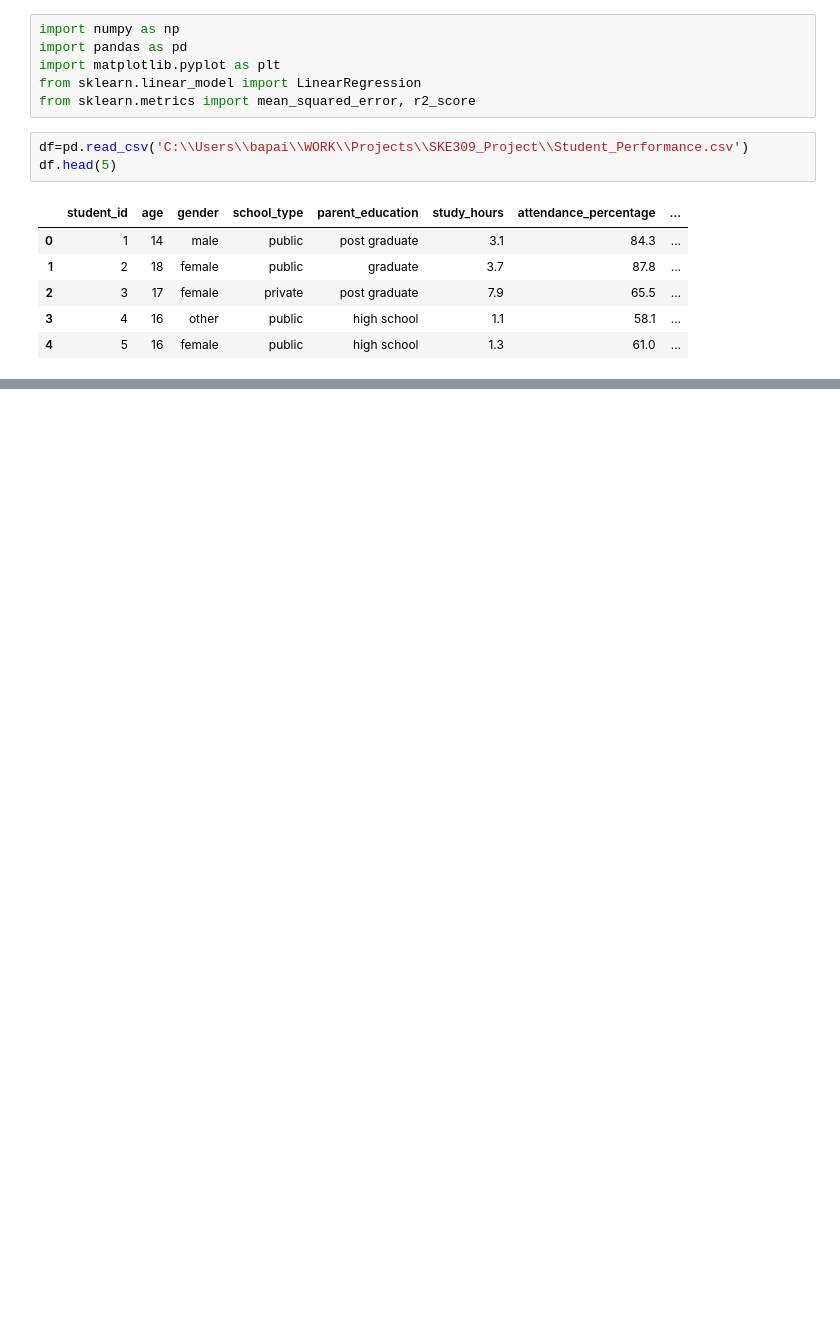
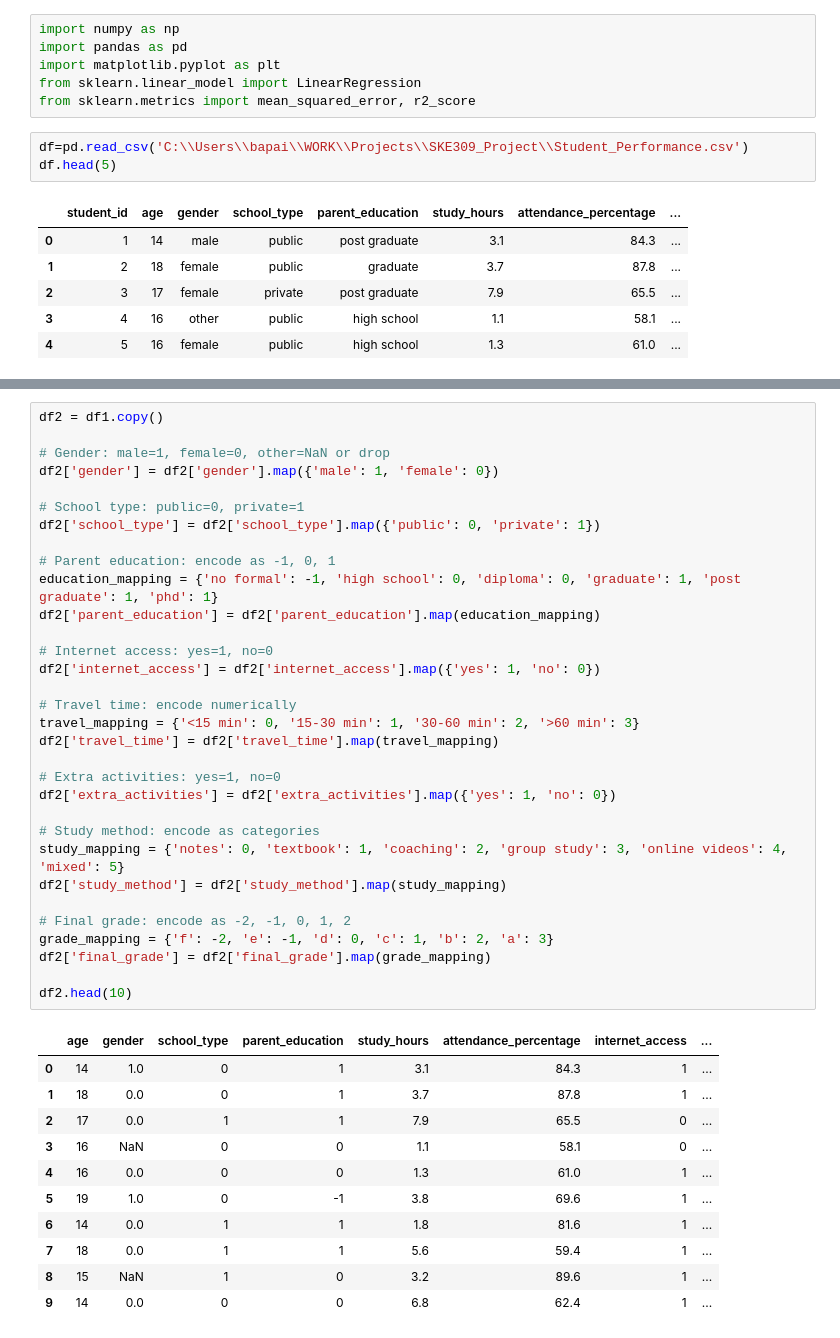
Before and after one commit to bapaidas2002/Projects, a Jupyter notebook: SKE309_Project/main.ipynb, the cells around one changed output, grey strips where cells are left out. Saved outputs shown, nothing was run; the diff lists cells and outputs as text; blank space fills up the shorter version.

```diff
--- a/SKE309_Project/main.ipynb
+++ b/SKE309_Project/main.ipynb
@@ -24,3 +24,47 @@ df1.head(5)
 | 2 | 17 | female | private | post graduate | 7.9 | 65.5 | no | ... |
 | 3 | 16 | other | public | high school | 1.1 | 58.1 | no | ... |
 | 4 | 16 | female | public | high school | 1.3 | 61.0 | yes | ... |
+# %%
+df2 = df1.copy()
+
+# Gender: male=1, female=0, other=NaN or drop
+df2['gender'] = df2['gender'].map({'male': 1, 'female': 0})
+
+# School type: public=0, private=1
+df2['school_type'] = df2['school_type'].map({'public': 0, 'private': 1})
+
+# Parent education: encode as -1, 0, 1
+education_mapping = {'no formal': -1, 'high school': 0, 'diploma': 0, 'graduate': 1, 'post graduate': 1, 'phd': 1}
+df2['parent_education'] = df2['parent_education'].map(education_mapping)
+
+# Internet access: yes=1, no=0
+df2['internet_access'] = df2['internet_access'].map({'yes': 1, 'no': 0})
+
+# Travel time: encode numerically
+travel_mapping = {'<15 min': 0, '15-30 min': 1, '30-60 min': 2, '>60 min': 3}
+df2['travel_time'] = df2['travel_time'].map(travel_mapping)
+
+# Extra activities: yes=1, no=0
+df2['extra_activities'] = df2['extra_activities'].map({'yes': 1, 'no': 0})
+
+# Study method: encode as categories
+study_mapping = {'notes': 0, 'textbook': 1, 'coaching': 2, 'group study': 3, 'online videos': 4, 'mixed': 5}
+df2['study_method'] = df2['study_method'].map(study_mapping)
+
+# Final grade: encode as -2, -1, 0, 1, 2
+grade_mapping = {'f': -2, 'e': -1, 'd': 0, 'c': 1, 'b': 2, 'a': 3}
+df2['final_grade'] = df2['final_grade'].map(grade_mapping)
+
+df2.head(10)
+# %% [output]
+|  | age | gender | school_type | parent_education | study_hours | attendance_percentage | internet_access | ... |
+| 0 | 14 | 1.0 | 0 | 1 | 3.1 | 84.3 | 1 | ... |
+| 1 | 18 | 0.0 | 0 | 1 | 3.7 | 87.8 | 1 | ... |
+| 2 | 17 | 0.0 | 1 | 1 | 7.9 | 65.5 | 0 | ... |
+| 3 | 16 | NaN | 0 | 0 | 1.1 | 58.1 | 0 | ... |
+| 4 | 16 | 0.0 | 0 | 0 | 1.3 | 61.0 | 1 | ... |
+| 5 | 19 | 1.0 | 0 | -1 | 3.8 | 69.6 | 1 | ... |
+| 6 | 14 | 0.0 | 1 | 1 | 1.8 | 81.6 | 1 | ... |
+| 7 | 18 | 0.0 | 1 | 1 | 5.6 | 59.4 | 1 | ... |
+| 8 | 15 | NaN | 1 | 0 | 3.2 | 89.6 | 1 | ... |
+| 9 | 14 | 0.0 | 0 | 0 | 6.8 | 62.4 | 1 | ... |
```
Also changed, not shown: parts of 6 cells of this notebook, 1 other file.
